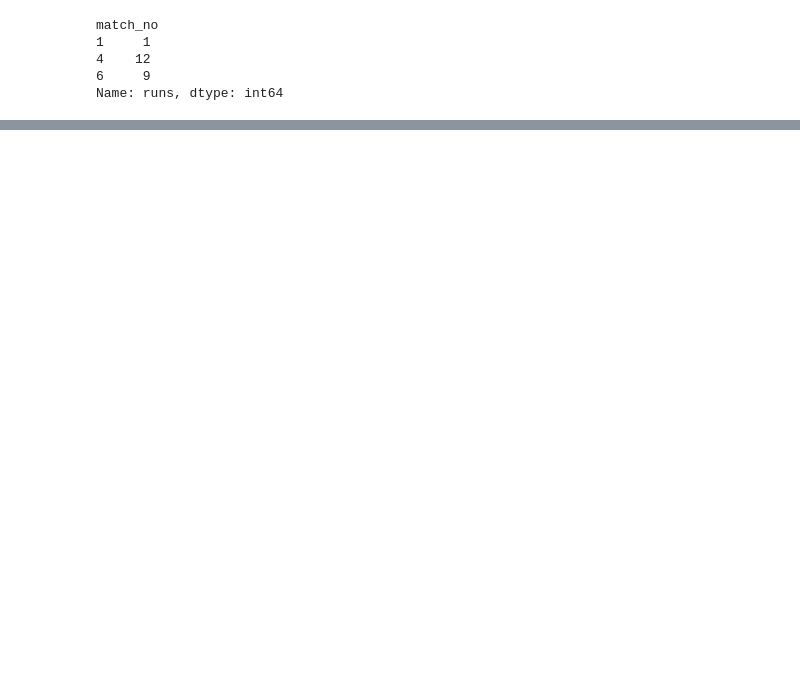
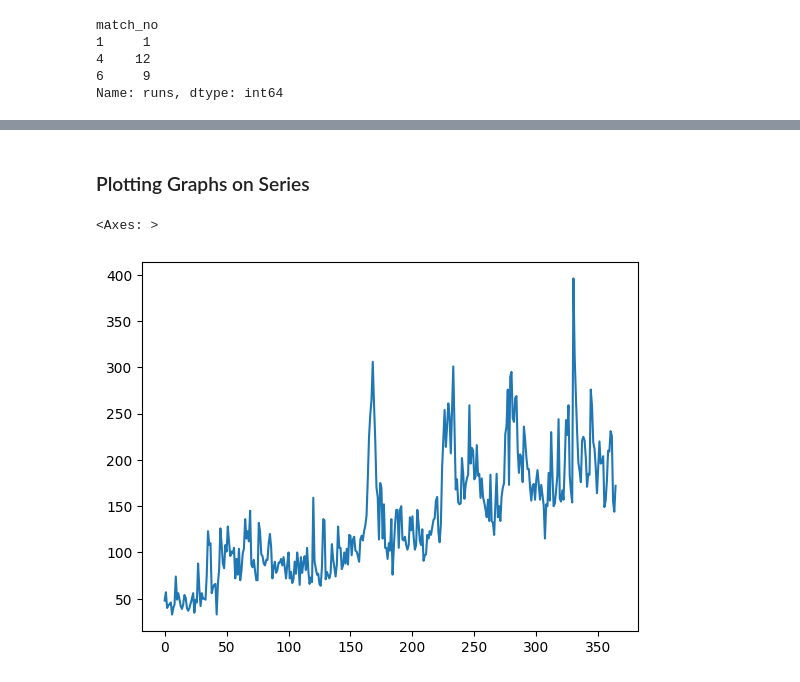
Before and after one commit to utkarshchouhan-dev/Python-Libraries, a Jupyter notebook: Pandas/Pandas.ipynb, the cells around one changed output, grey strips where cells are left out. Drawn from its saved outputs; the diff is of its cells as text; code cells hidden in the pictures; blank space fills up the shorter version.

Commit message:
pandas series completed

```diff
--- a/Pandas/Pandas.ipynb
+++ b/Pandas/Pandas.ipynb
@@ -467,0 +680,7 @@ Name: runs, dtype: int64
+# %% [markdown]
+### Plotting Graphs on Series
+# %%
+subs.plot()
+# %% [output]
+<Axes: >
+[figure, added]
```
Also changed, not shown: parts of 66 cells of this notebook.
